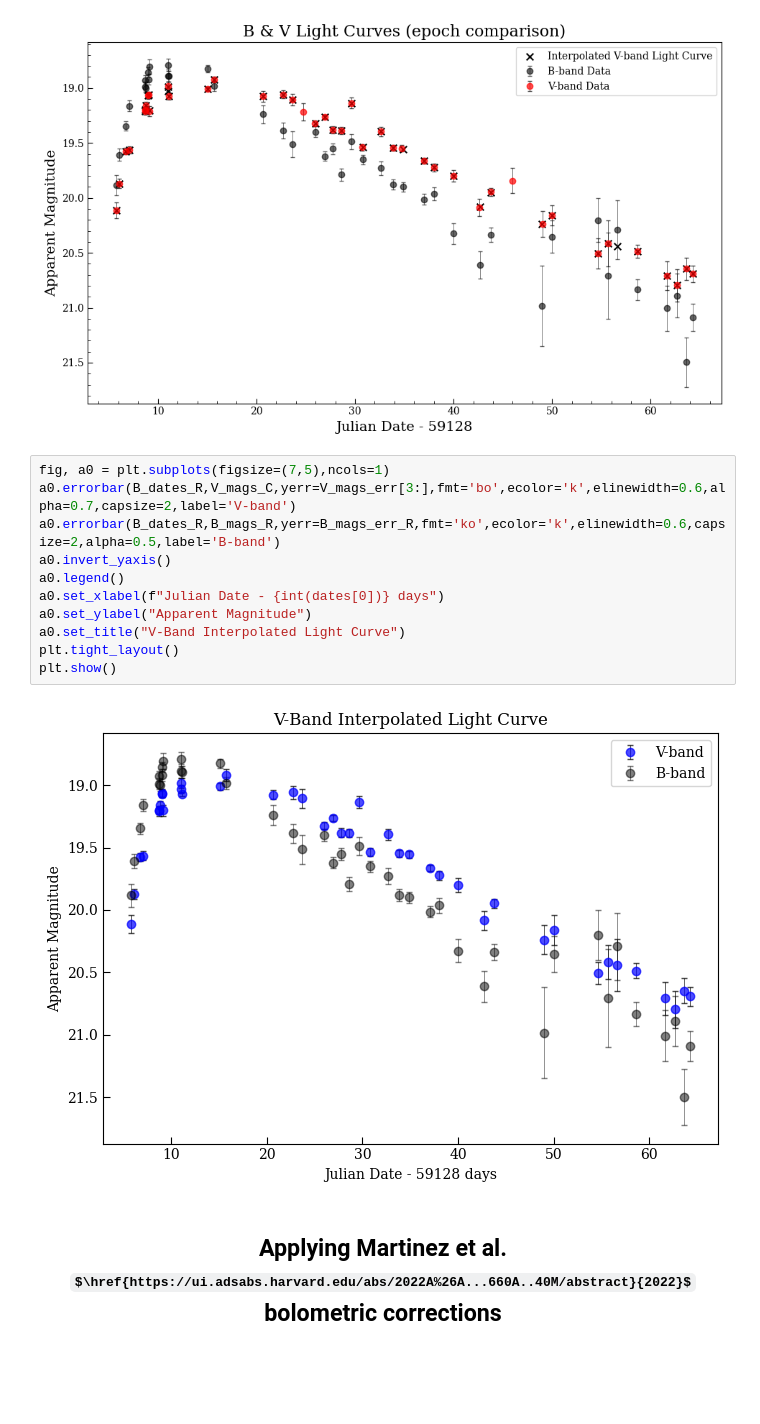
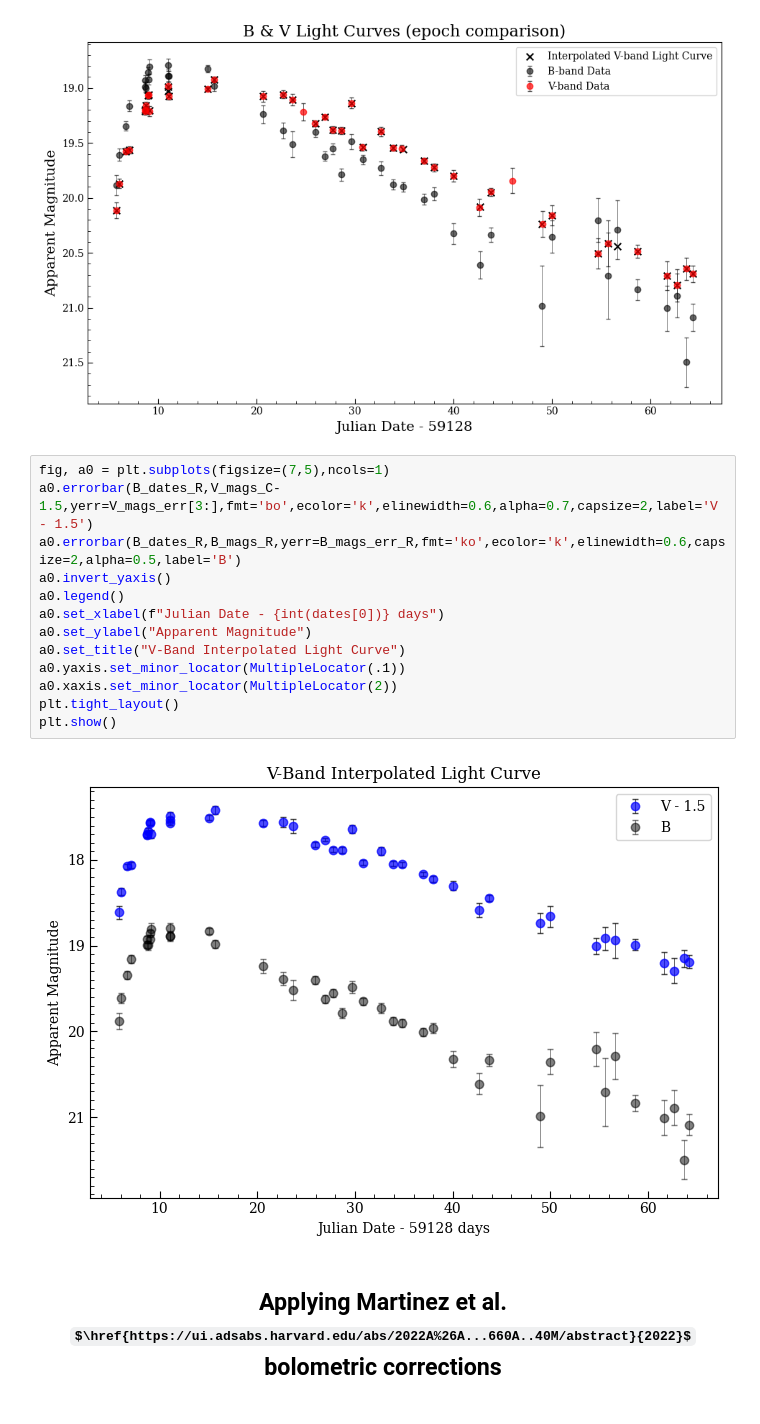
Before and after one commit to 159Patrick159/ZN-7090, a Jupyter notebook: Scripts/Generating Bolometric Light Curves.ipynb, the cells around one changed output. Saved outputs shown, nothing was run; the diff lists cells and outputs as text; some formulas as TeX source; blank space fills up the shorter version.

```diff
--- a/Scripts/Generating Bolometric Light Curves.ipynb
+++ b/Scripts/Generating Bolometric Light Curves.ipynb
@@ -223,17 +223,19 @@ plt.show()
 [figure]
 # %%
 fig, a0 = plt.subplots(figsize=(7,5),ncols=1)
-a0.errorbar(B_dates_R,V_mags_C,yerr=V_mags_err[3:],fmt='bo',ecolor='k',elinewidth=0.6,alpha=0.7,capsize=2,label='V-band')
-a0.errorbar(B_dates_R,B_mags_R,yerr=B_mags_err_R,fmt='ko',ecolor='k',elinewidth=0.6,capsize=2,alpha=0.5,label='B-band')
+a0.errorbar(B_dates_R,V_mags_C-1.5,yerr=V_mags_err[3:],fmt='bo',ecolor='k',elinewidth=0.6,alpha=0.7,capsize=2,label='V - 1.5')
+a0.errorbar(B_dates_R,B_mags_R,yerr=B_mags_err_R,fmt='ko',ecolor='k',elinewidth=0.6,capsize=2,alpha=0.5,label='B')
 a0.invert_yaxis()
 a0.legend()
 a0.set_xlabel(f"Julian Date - {int(dates[0])} days")
 a0.set_ylabel("Apparent Magnitude")
 a0.set_title("V-Band Interpolated Light Curve")
+a0.yaxis.set_minor_locator(MultipleLocator(.1))
+a0.xaxis.set_minor_locator(MultipleLocator(2))
 plt.tight_layout()
 plt.show()
 # %% [output]
-[figure, old version]
+[figure, new version]
 # %% [markdown]
 <h2 align="center"> Applying Martinez et al. $\href{https://ui.adsabs.harvard.edu/abs/2022A%26A...660A..40M/abstract}{2022}$ bolometric corrections <h2>
 # %% [markdown]
```
Also changed, not shown: parts of 23 cells of this notebook.
